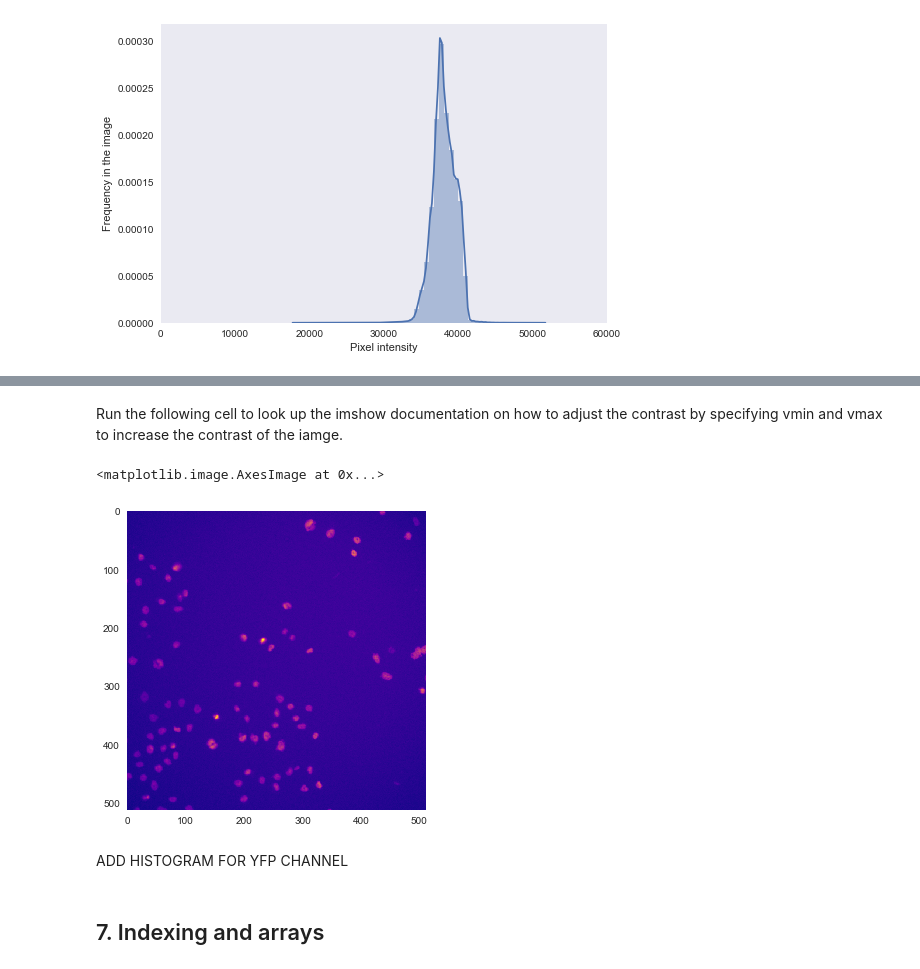
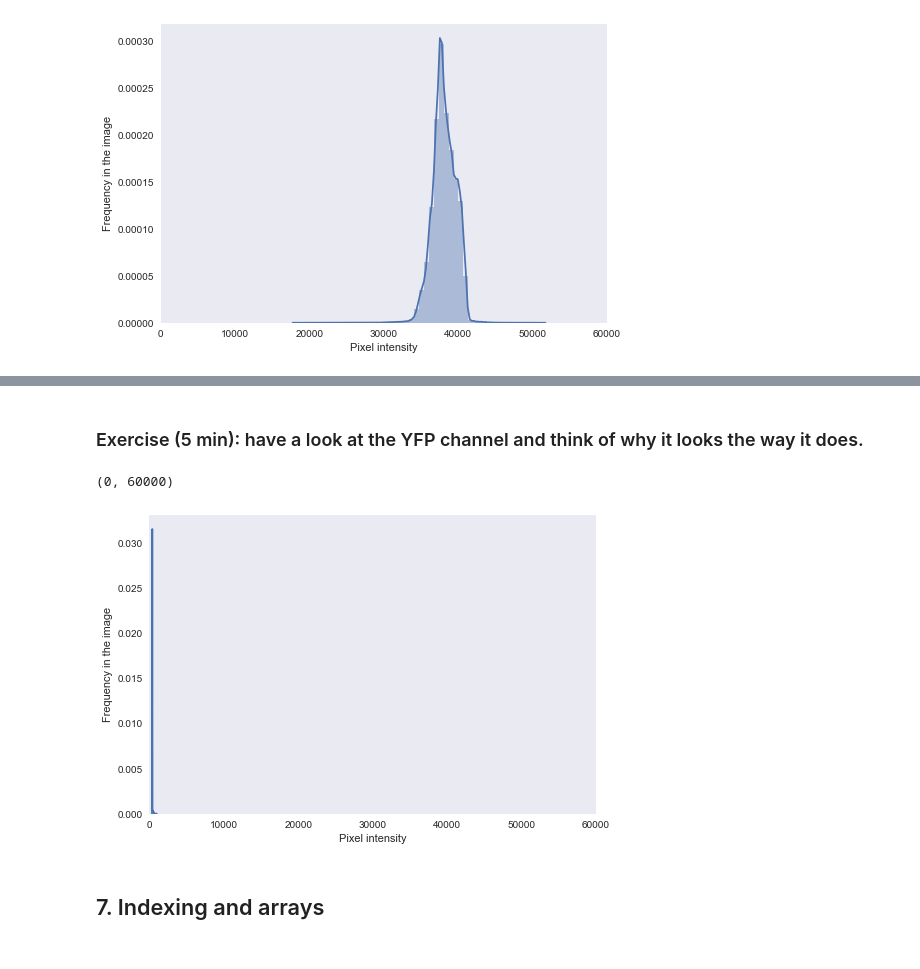
Before and after one commit to DataLucence/StanfordBIOS254-2019, a Jupyter notebook: Code/Lesson1_DigitalImages.ipynb, the cells around one changed output, grey strips where cells are left out. Drawn from its saved outputs; the diff is of its cells as text; code cells hidden in the pictures.

```diff
--- a/Code/Lesson1_DigitalImages.ipynb
+++ b/Code/Lesson1_DigitalImages.ipynb
@@ -306,2 +327,0 @@ plt.xlim(0,60000)
-# %% [markdown]
-Run the following cell to look up the imshow documentation on how to adjust the contrast by specifying vmin and vmax to increase the contrast of the iamge.
@@ -311,10 +328,14 @@ plt.imshow?
-# %%
-plt.imshow(slice["YFP"], cmap = 'plasma')
-# %% [output]
-<matplotlib.image.AxesImage at 0x...>
-[figure, removed]
-# %% [markdown]
-ADD HISTOGRAM FOR YFP CHANNEL
+# %% [markdown]
+### Exercise (5 min): have a look at the YFP channel and think of why it looks the way it does.
+# %%
+flat_data = ch1_data.flatten()
+sns.distplot(flat_data, norm_hist=True)
+plt.xlabel("Pixel intensity")
+plt.ylabel("Frequency in the image")
+plt.xlim(0,60000)
+# %% [output]
+(0, 60000)
+[figure, added]
 # %% [markdown]
 ## 7. Indexing and arrays
 # %% [markdown]
```
Also changed, not shown: parts of 53 cells of this notebook, 1 other file.
